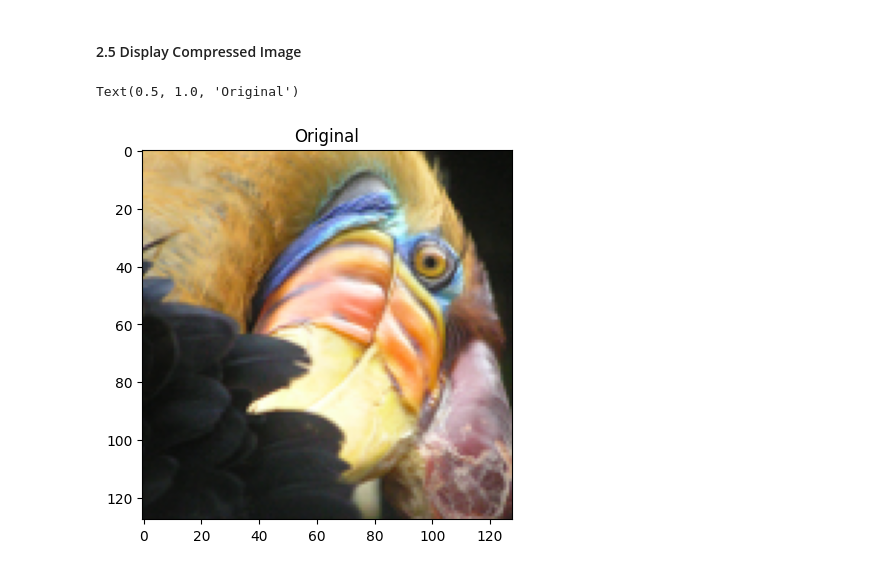
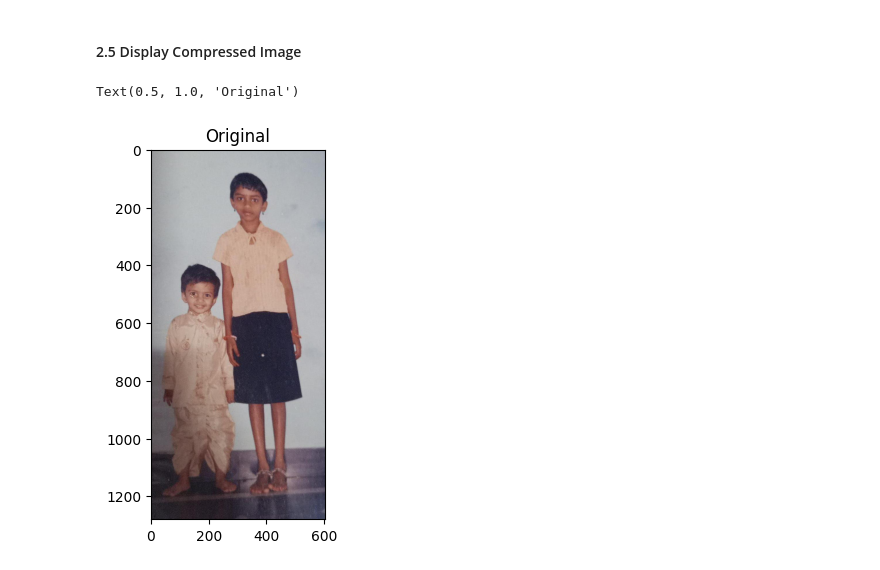
Before and after one commit to psyreddy/mls-practice, a Jupyter notebook: C3_W1_imageCompressionUsingK-Means.ipynb, the cells around one changed output. Drawn from its saved outputs; the diff is of its cells as text; code cells hidden in the pictures.

```diff
--- a/C3_W1_imageCompressionUsingK-Means.ipynb
+++ b/C3_W1_imageCompressionUsingK-Means.ipynb
@@ -128,7 +122,7 @@ def run_kMeans(x, k, no_of_iters):
 # %% [markdown]
 #### 2.1 Read the Image
 # %%
-original_img = plt.imread('data/C3_W1/data/bird_small.png')
+original_img = plt.imread('data/C3_W1/data/photo.jpg')
 plt.imshow(original_img)
 # %% [output]
 <matplotlib.image.AxesImage at 0x...>
@@ -175,11 +166,11 @@ X_recovered = np.reshape(X_recovered, original_img.shape)
 #### 2.5 Display Compressed Image
 # %%
 # original_img = np.round(original_img)
-plt.imshow(original_img*255)
+plt.imshow(original_img)
 plt.title("Original")
 # %% [output]
 Text(0.5, 1.0, 'Original')
-[figure, old version]
+[figure, new version]
 # %%
 # Display compressed image
 plt.imshow(X_recovered*255)
```
Also changed, not shown: parts of 16 cells of this notebook, 8 other files.
